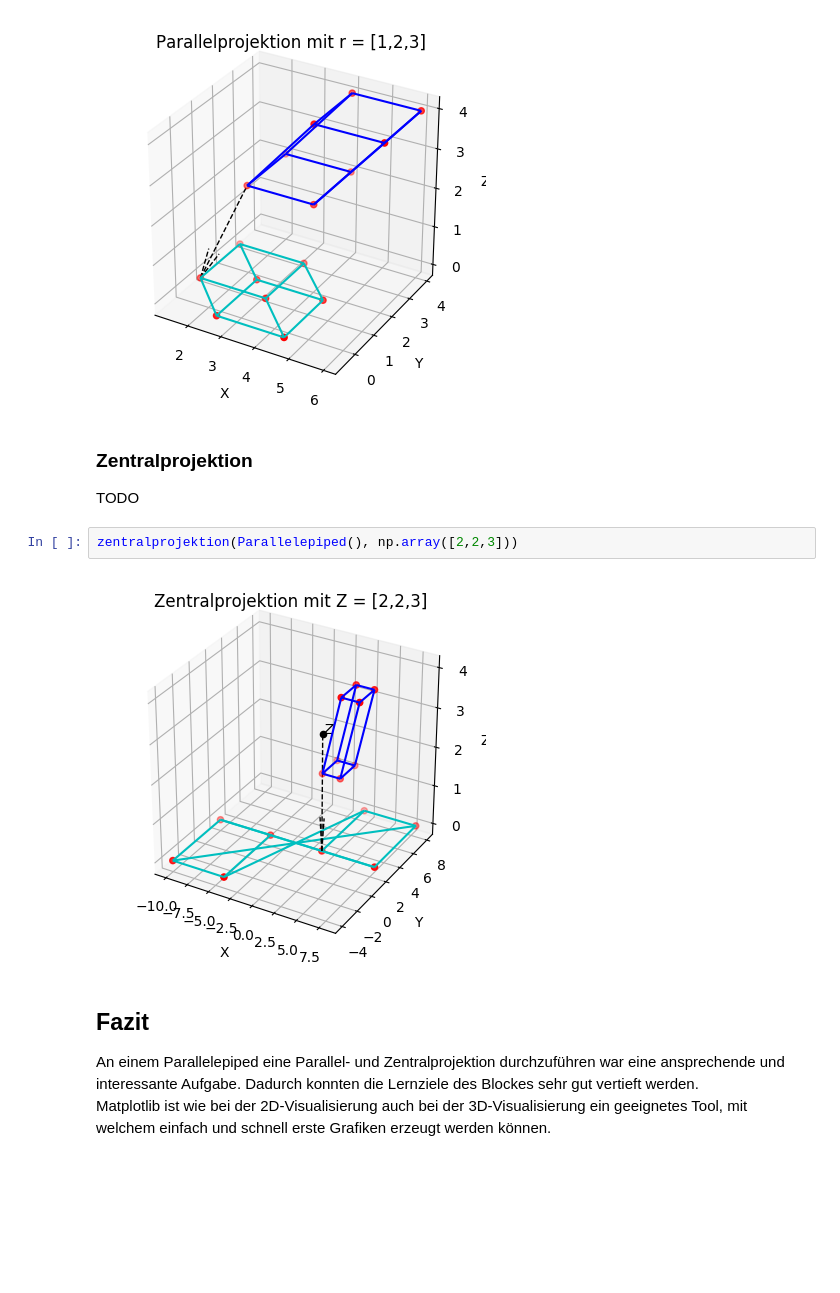
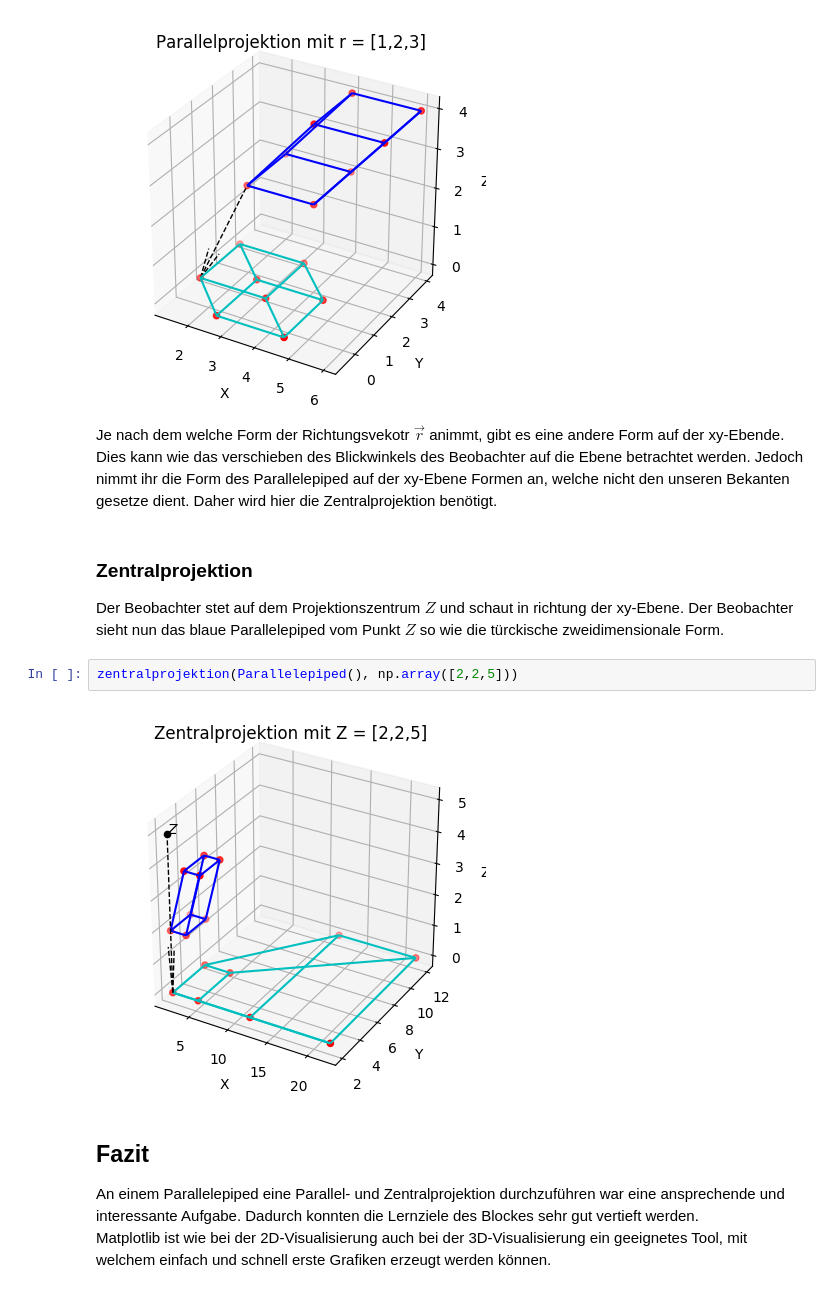
Before and after one commit to cheorges/Lineare-Algebra, a Jupyter notebook: semesterarbeit/Parallel- und Zentralprojektionen.ipynb, the cells around one changed output. Drawn from its saved outputs; the diff is of its cells as text; blank space fills up the shorter version.

```diff
--- a/semesterarbeit/Parallel- und Zentralprojektionen.ipynb
+++ b/semesterarbeit/Parallel- und Zentralprojektionen.ipynb
@@ -378,13 +386,15 @@ TODO
 parallelprojektion(Parallelepiped(), np.array([1,2,3]))
 # %% [output]
 [figure]
-# %% [markdown]
-### Zentralprojektion
-TODO
+# %% [markdown]
+Je nach dem welche Form der Richtungsvekotr $\vec{r}$ animmt, gibt es eine andere Form auf der xy-Ebende. Dies kann wie das verschieben des Blickwinkels des Beobachter auf die Ebene betrachtet werden. Jedoch nimmt ihr die Form des Parallelepiped auf der xy-Ebene Formen an, welche nicht den unseren Bekanten gesetze dient. Daher wird hier die Zentralprojektion benötigt.
+# %% [markdown]
+### Zentralprojektion
+Der Beobachter stet auf dem Projektionszentrum $Z$ und schaut in richtung der xy-Ebene. Der Beobachter sieht nun das blaue Parallelepiped vom Punkt $Z$ so wie die türckische zweidimensionale Form.
 # %%
-zentralprojektion(Parallelepiped(), np.array([2,2,3]))
+zentralprojektion(Parallelepiped(), np.array([2,2,5]))
 # %% [output]
-[figure, old version]
+[figure, new version]
 # %% [markdown]
 ## Fazit
 An einem Parallelepiped eine Parallel- und Zentralprojektion durchzuführen war eine ansprechende und interessante Aufgabe. Dadurch konnten die Lernziele des Blockes sehr gut vertieft werden.
```
Also changed, not shown: parts of 3 cells of this notebook.
